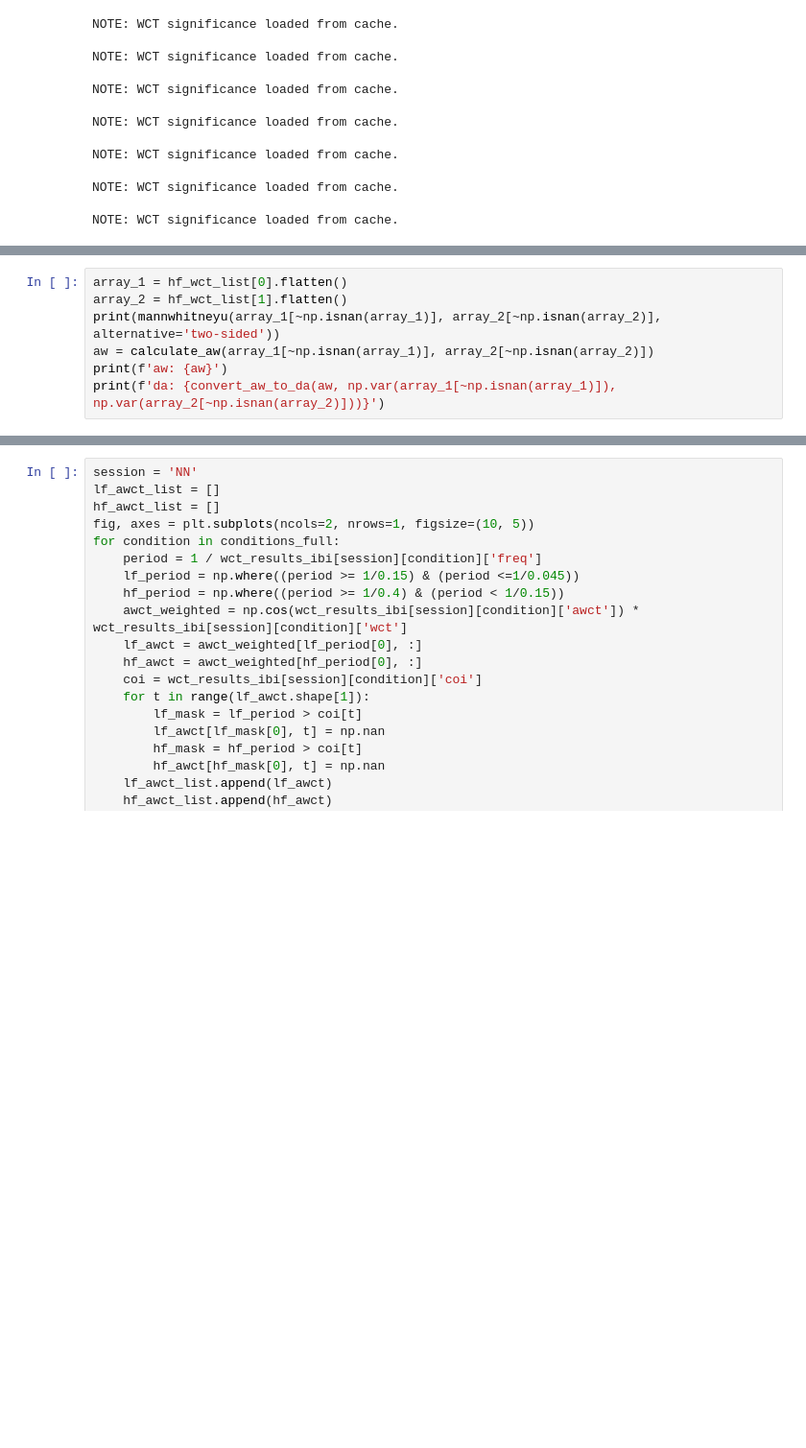
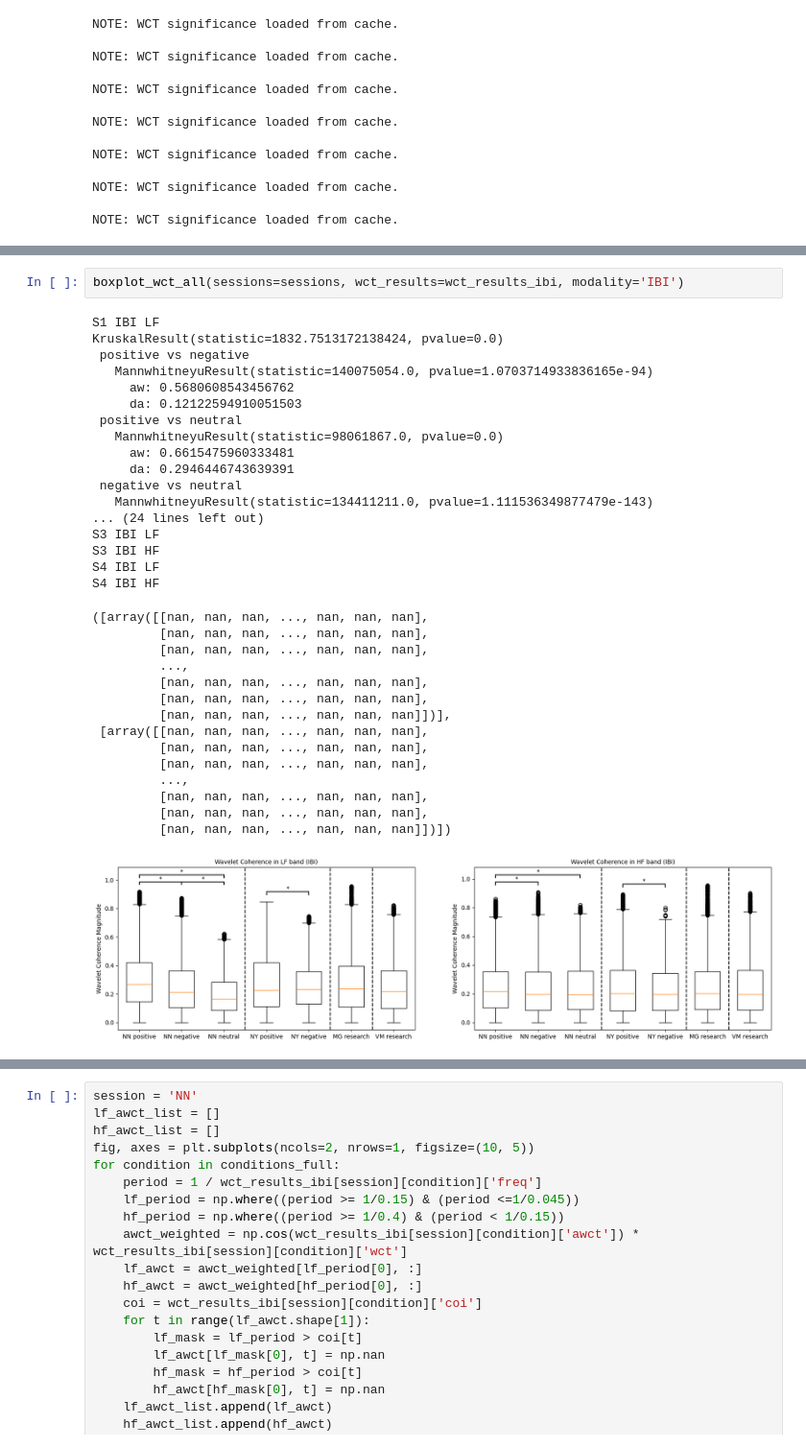
Before and after one commit to ynwtnb/linkage_analysis_pilot, a Jupyter notebook: notebook/wavelet_analysis.ipynb, the cells around one changed output, grey strips where cells are left out. Shown at 96% size. Saved outputs shown, nothing was run; the diff lists cells and outputs as text; blank space fills up the shorter version.

```diff
--- a/script/wavelet_analysis.ipynb
+++ b/notebook/wavelet_analysis.ipynb
@@ -804,7 +553,0 @@ print(f'% of significant coherence in HF band for {conditions_NY_ecg[1]}: {np.su
-# %%
-array_1 = hf_wct_list[0].flatten()
-array_2 = hf_wct_list[1].flatten()
-print(mannwhitneyu(array_1[~np.isnan(array_1)], array_2[~np.isnan(array_2)], alternative='two-sided'))
-aw = calculate_aw(array_1[~np.isnan(array_1)], array_2[~np.isnan(array_2)])
-print(f'aw: {aw}')
-print(f'da: {convert_aw_to_da(aw, np.var(array_1[~np.isnan(array_1)]), np.var(array_2[~np.isnan(array_2)]))}')
@@ -979,0 +1006,35 @@ plt.tight_layout()
+# %%
+boxplot_wct_all(sessions=sessions, wct_results=wct_results_ibi, modality='IBI')
+# %% [output]
+S1 IBI LF
+KruskalResult(statistic=1832.7513172138424, pvalue=0.0)
+ positive vs negative
+   MannwhitneyuResult(statistic=140075054.0, pvalue=1.0703714933836165e-94)
+     aw: 0.5680608543456762
+     da: 0.12122594910051503
+ positive vs neutral
+   MannwhitneyuResult(statistic=98061867.0, pvalue=0.0)
+     aw: 0.6615475960333481
+     da: 0.2946446743639391
+ negative vs neutral
+   MannwhitneyuResult(statistic=134411211.0, pvalue=1.111536349877479e-143)
+... (24 lines left out)
+S3 IBI LF
+S3 IBI HF
+S4 IBI LF
+S4 IBI HF
+([array([[nan, nan, nan, ..., nan, nan, nan],
+         [nan, nan, nan, ..., nan, nan, nan],
+         [nan, nan, nan, ..., nan, nan, nan],
+         ...,
+         [nan, nan, nan, ..., nan, nan, nan],
+         [nan, nan, nan, ..., nan, nan, nan],
+         [nan, nan, nan, ..., nan, nan, nan]])],
+ [array([[nan, nan, nan, ..., nan, nan, nan],
+         [nan, nan, nan, ..., nan, nan, nan],
+         [nan, nan, nan, ..., nan, nan, nan],
+         ...,
+         [nan, nan, nan, ..., nan, nan, nan],
+         [nan, nan, nan, ..., nan, nan, nan],
+         [nan, nan, nan, ..., nan, nan, nan]])])
+[figure, added]
```
Also changed, not shown: parts of 120 cells of this notebook.
